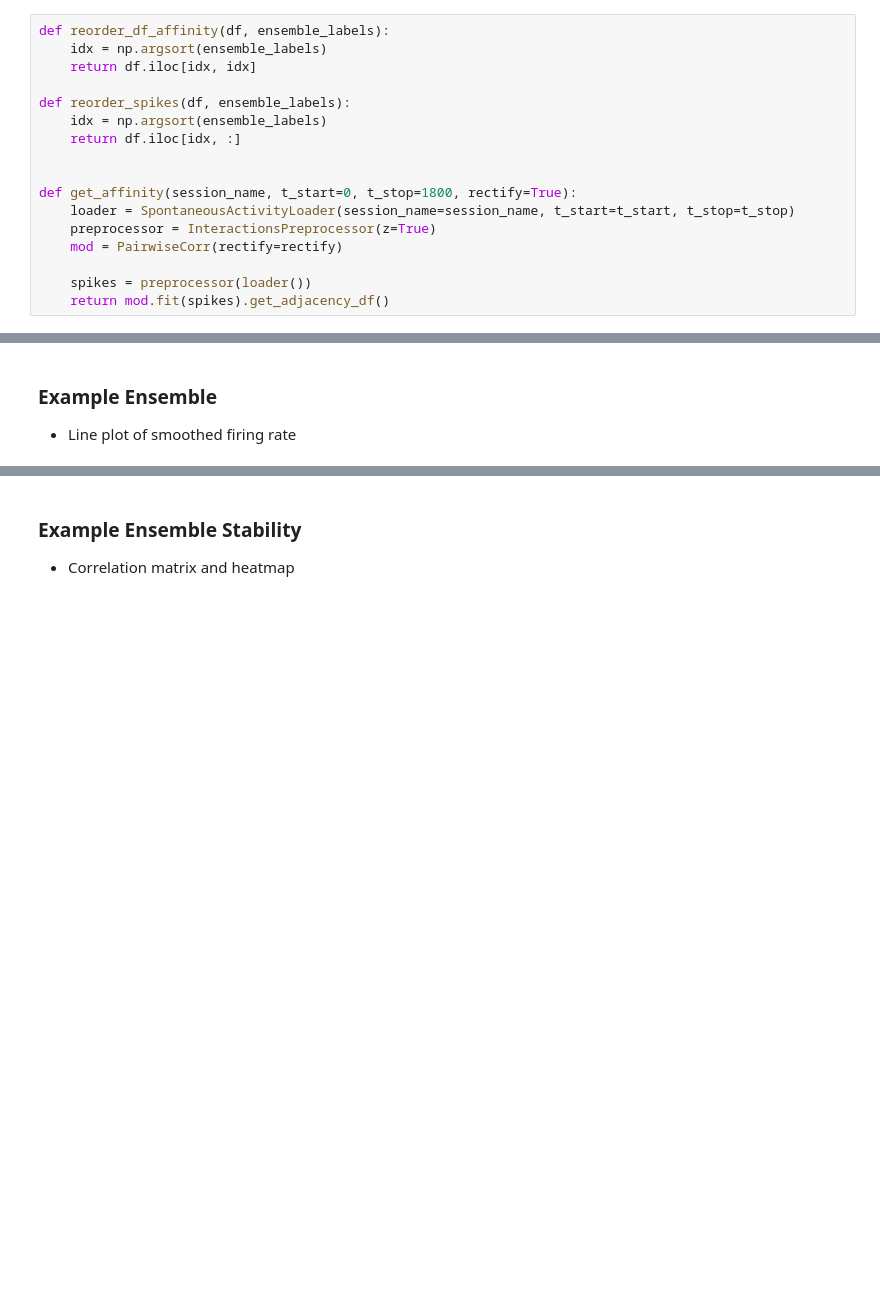
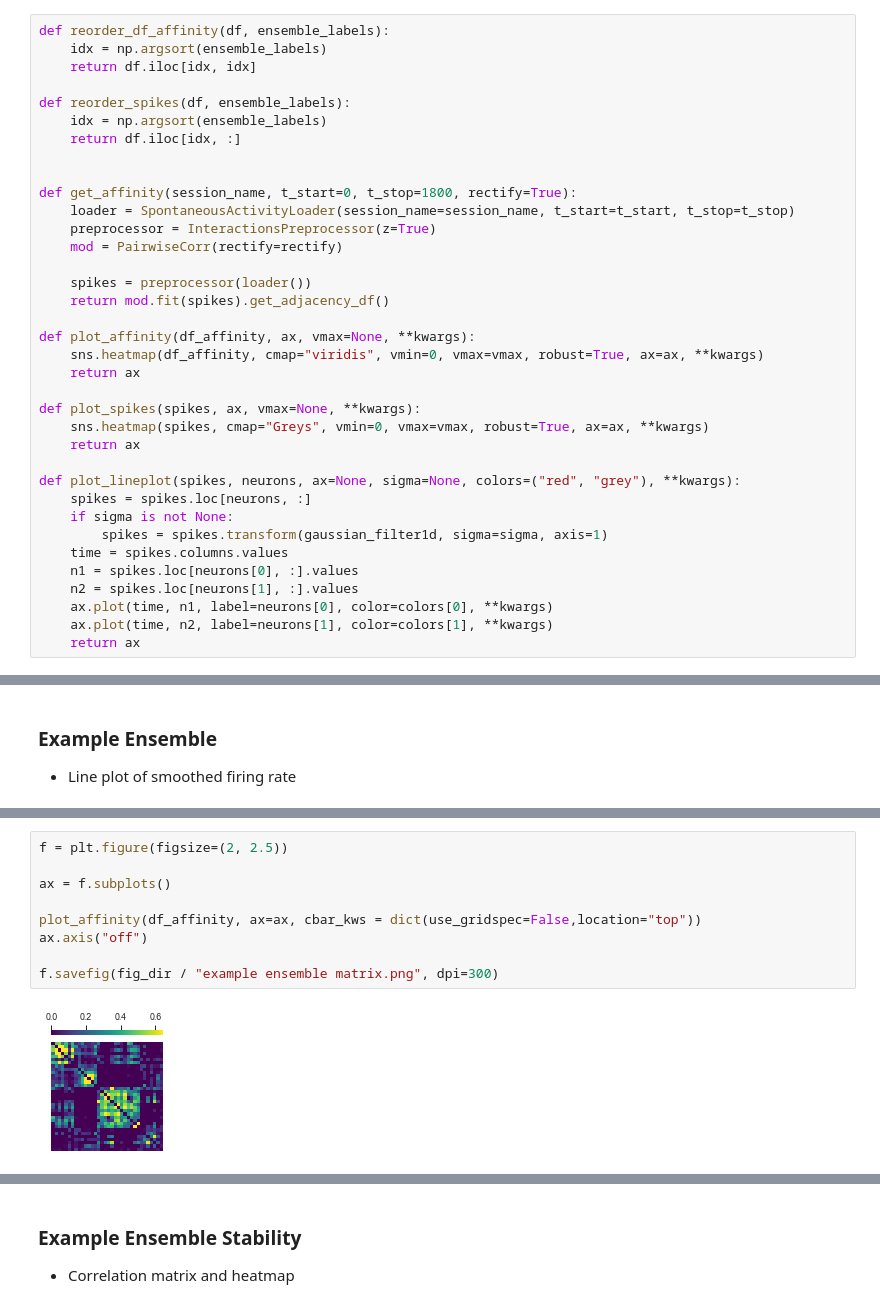
Before and after one commit to Ruairi-osul/drn-interactions, a Jupyter notebook: notebooks/Spontaneous Interactions/Figure.ipynb, the cells around one changed output, grey strips where cells are left out. Cells and saved outputs as stored; diff of their text form; blank space fills up the shorter version.

```diff
--- a/notebooks/Spontaneous Interactions/Figure.ipynb
+++ b/notebooks/Spontaneous Interactions/Figure.ipynb
@@ -31,6 +35,25 @@ def get_affinity(session_name, t_start=0, t_stop=1800, rectify=True):
 
     spikes = preprocessor(loader())
     return mod.fit(spikes).get_adjacency_df()
+
+def plot_affinity(df_affinity, ax, vmax=None, **kwargs):
+    sns.heatmap(df_affinity, cmap="viridis", vmin=0, vmax=vmax, robust=True, ax=ax, **kwargs)
+    return ax
+
+def plot_spikes(spikes, ax, vmax=None, **kwargs):
+    sns.heatmap(spikes, cmap="Greys", vmin=0, vmax=vmax, robust=True, ax=ax, **kwargs)
+    return ax
+
+def plot_lineplot(spikes, neurons, ax=None, sigma=None, colors=("red", "grey"), **kwargs):
+    spikes = spikes.loc[neurons, :]
+    if sigma is not None:
+        spikes = spikes.transform(gaussian_filter1d, sigma=sigma, axis=1)
+    time = spikes.columns.values
+    n1 = spikes.loc[neurons[0], :].values
+    n2 = spikes.loc[neurons[1], :].values
+    ax.plot(time, n1, label=neurons[0], color=colors[0], **kwargs)
+    ax.plot(time, n2, label=neurons[1], color=colors[1], **kwargs)
+    return ax
 # %%
 neuron_types = load_derived_generic("neuron_types.csv")
 sessions = neuron_types["session_name"].unique()
@@ -109,0 +129,11 @@ plt.plot(time, n1, label="n3")
+# %%
+f = plt.figure(figsize=(2, 2.5))
+
+ax = f.subplots()
+
+plot_affinity(df_affinity, ax=ax, cbar_kws = dict(use_gridspec=False,location="top"))
+ax.axis("off")
+
+f.savefig(fig_dir / "example ensemble matrix.png", dpi=300)
+# %% [output]
+[figure, added]
```
Also changed, not shown: parts of 7 cells of this notebook, 1 other file.
